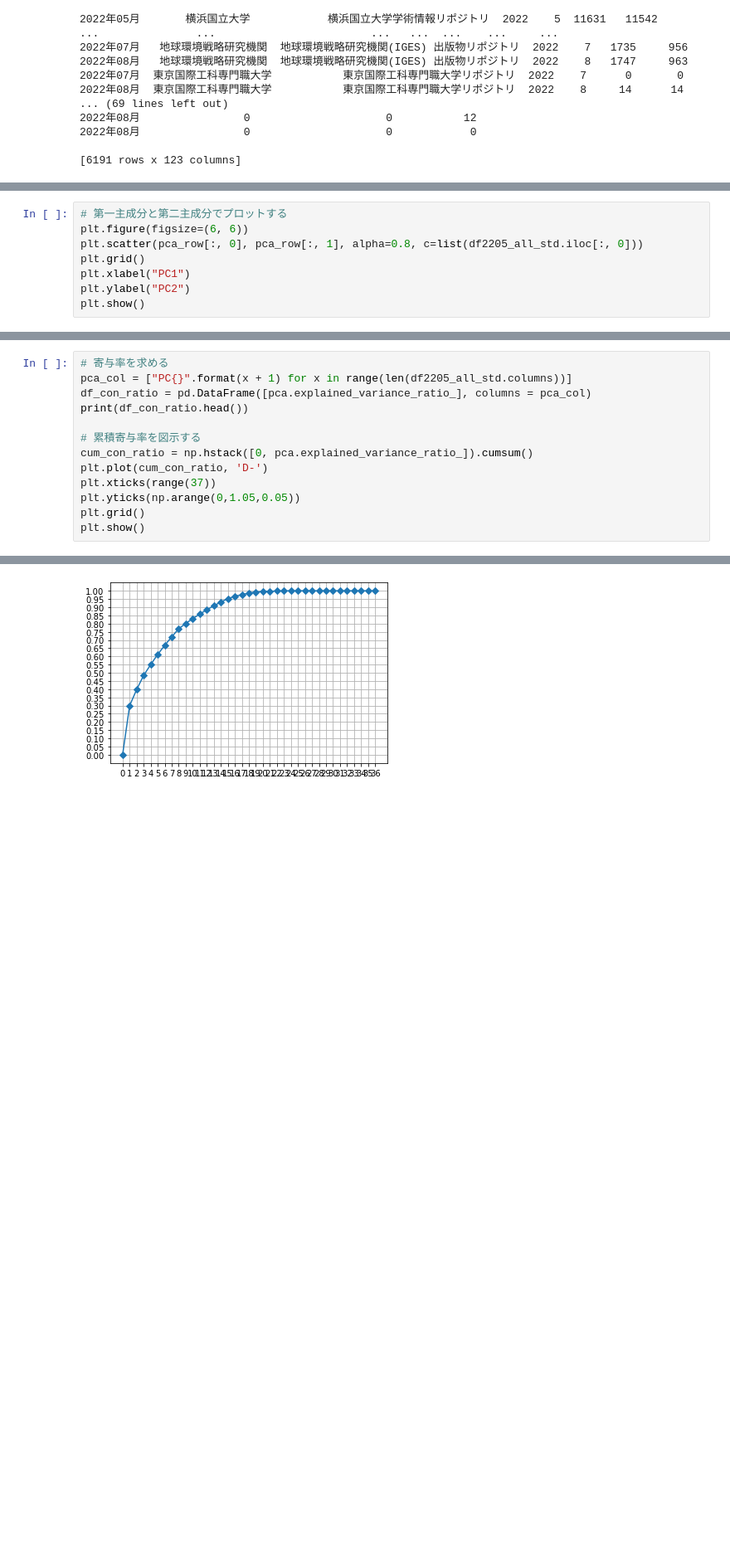
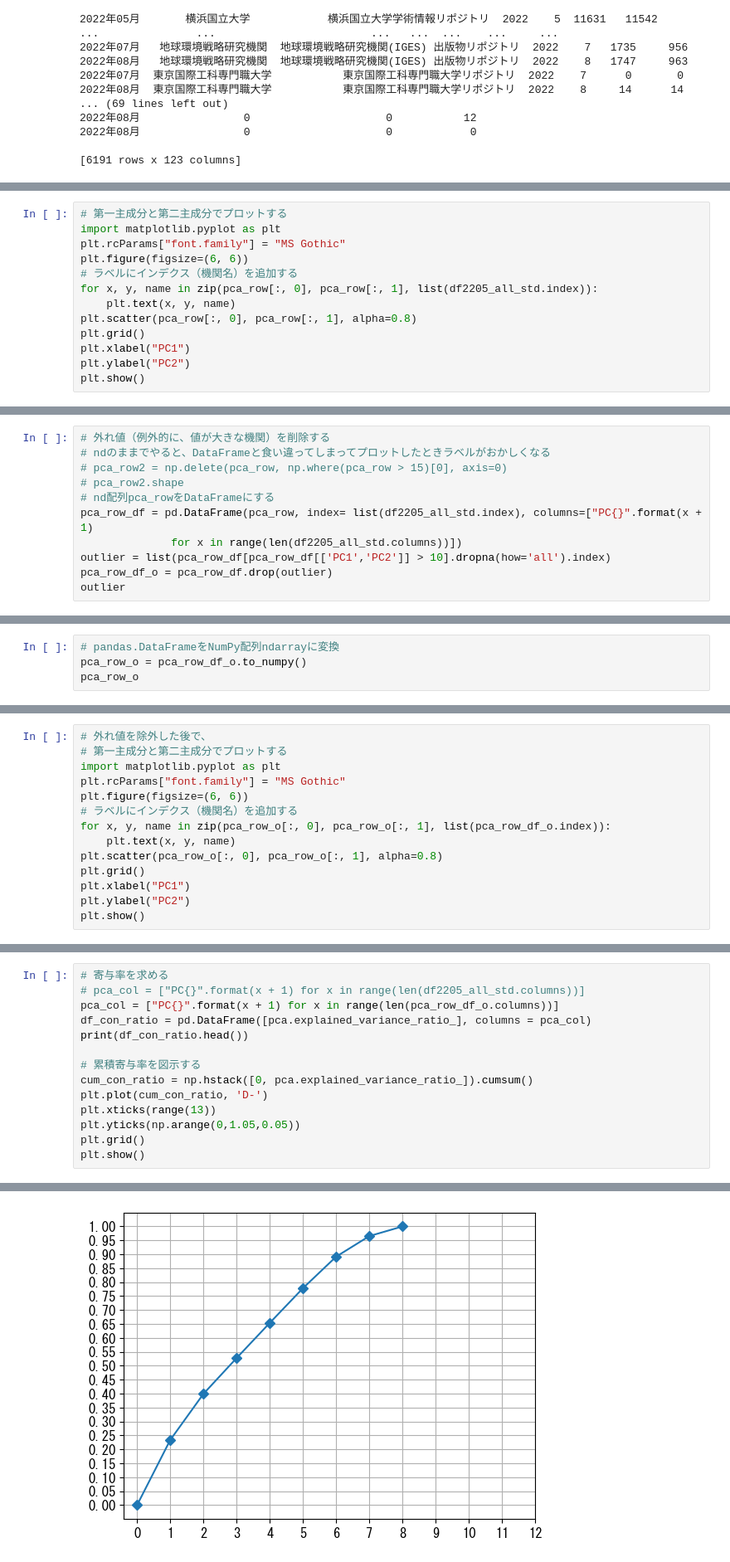
Before and after one commit to wonox/irdbscraping, a Jupyter notebook: irdb.ipynb, the cells around one changed output, grey strips where cells are left out. Shown at 83% size. Cells and saved outputs as stored; diff of their text form; blank space fills up the shorter version.

```diff
--- a/irdb.ipynb
+++ b/irdb.ipynb
@@ -218,7 +527,12 @@ pd.DataFrame(pca_row, columns=["PC{}".format(x + 1)
 # %%
 # 第一主成分と第二主成分でプロットする
+import matplotlib.pyplot as plt
+plt.rcParams["font.family"] = "MS Gothic"
 plt.figure(figsize=(6, 6))
-plt.scatter(pca_row[:, 0], pca_row[:, 1], alpha=0.8, c=list(df2205_all_std.iloc[:, 0]))
+# ラベルにインデクス（機関名）を追加する
+for x, y, name in zip(pca_row[:, 0], pca_row[:, 1], list(df2205_all_std.index)):
+    plt.text(x, y, name)
+plt.scatter(pca_row[:, 0], pca_row[:, 1], alpha=0.8)
 plt.grid()
 plt.xlabel("PC1")
 plt.ylabel("PC2")
@@ -227,0 +542,11 @@ plt.show()
+# %%
+# 外れ値（例外的に、値が大きな機関）を削除する
+# ndのままでやると、DataFrameと食い違ってしまってプロットしたときラベルがおかしくなる
+# pca_row2 = np.delete(pca_row, np.where(pca_row > 15)[0], axis=0)
+# pca_row2.shape
+# nd配列pca_rowをDataFrameにする
+pca_row_df = pd.DataFrame(pca_row, index= list(df2205_all_std.index), columns=["PC{}".format(x + 1)
+              for x in range(len(df2205_all_std.columns))])
+outlier = list(pca_row_df[pca_row_df[['PC1','PC2']] > 10].dropna(how='all').index)
+pca_row_df_o = pca_row_df.drop(outlier)
+outlier
@@ -227,0 +555,4 @@ plt.show()
+# %%
+# pandas.DataFrameをNumPy配列ndarrayに変換
+pca_row_o = pca_row_df_o.to_numpy()
+pca_row_o
@@ -227,0 +573,14 @@ plt.show()
+# %%
+# 外れ値を除外した後で、
+# 第一主成分と第二主成分でプロットする
+import matplotlib.pyplot as plt
+plt.rcParams["font.family"] = "MS Gothic"
+plt.figure(figsize=(6, 6))
+# ラベルにインデクス（機関名）を追加する
+for x, y, name in zip(pca_row_o[:, 0], pca_row_o[:, 1], list(pca_row_df_o.index)):
+    plt.text(x, y, name)
+plt.scatter(pca_row_o[:, 0], pca_row_o[:, 1], alpha=0.8)
+plt.grid()
+plt.xlabel("PC1")
+plt.ylabel("PC2")
+plt.show()
@@ -228,13 +589,14 @@ plt.show()
 # %%
 # 寄与率を求める
-pca_col = ["PC{}".format(x + 1) for x in range(len(df2205_all_std.columns))]
+# pca_col = ["PC{}".format(x + 1) for x in range(len(df2205_all_std.columns))]
+pca_col = ["PC{}".format(x + 1) for x in range(len(pca_row_df_o.columns))]
 df_con_ratio = pd.DataFrame([pca.explained_variance_ratio_], columns = pca_col)
 print(df_con_ratio.head())
 
 # 累積寄与率を図示する
 cum_con_ratio = np.hstack([0, pca.explained_variance_ratio_]).cumsum()
 plt.plot(cum_con_ratio, 'D-')
-plt.xticks(range(37))
+plt.xticks(range(13))
 plt.yticks(np.arange(0,1.05,0.05))
 plt.grid()
 plt.show()
@@ -255,4 +609,4 @@ plt.show()
-[figure, old version]
+[figure, new version]
 # %% [markdown]
 第1主成分の寄与率は，0.299547 であることが分かります．また，累積寄与率は表現したグラフから第9主成分までで約80％の情報を説明できているということが分かります．
 
```
Also changed, not shown: parts of 50 cells of this notebook.
